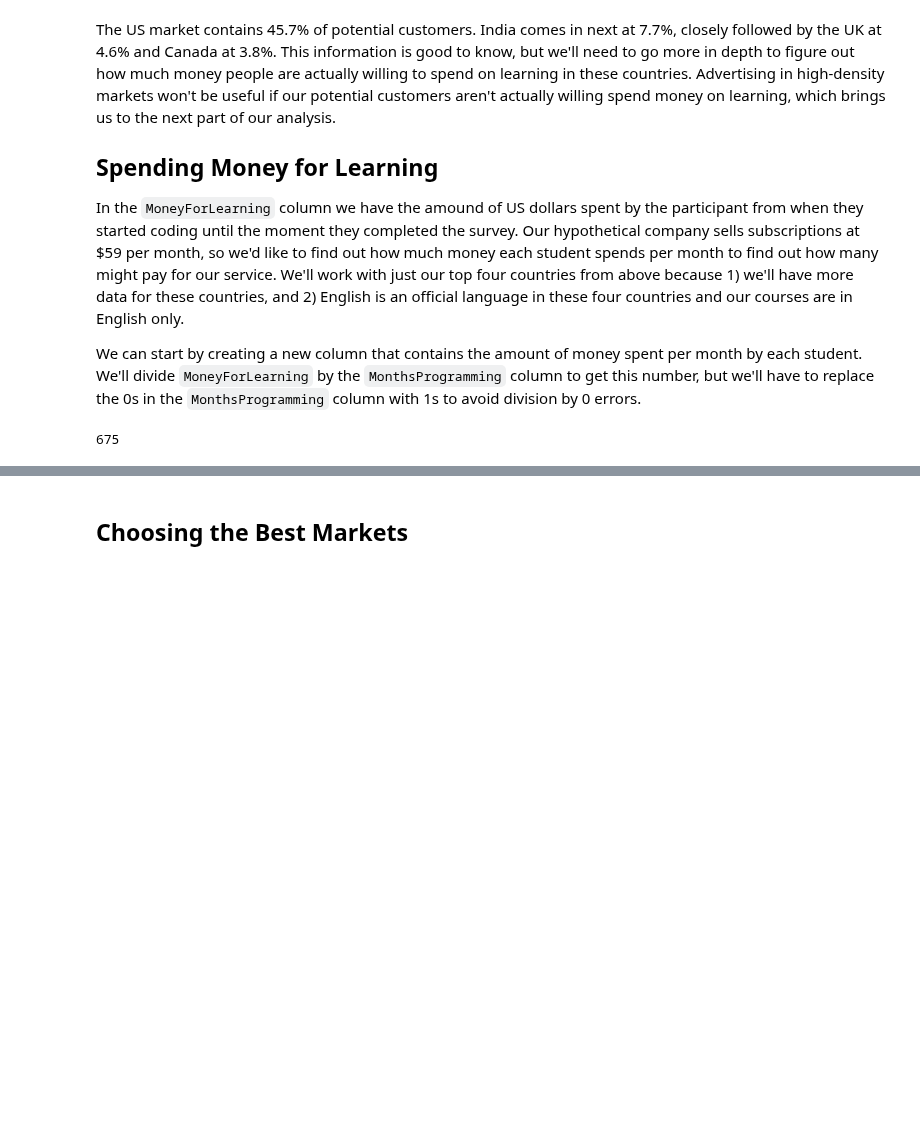
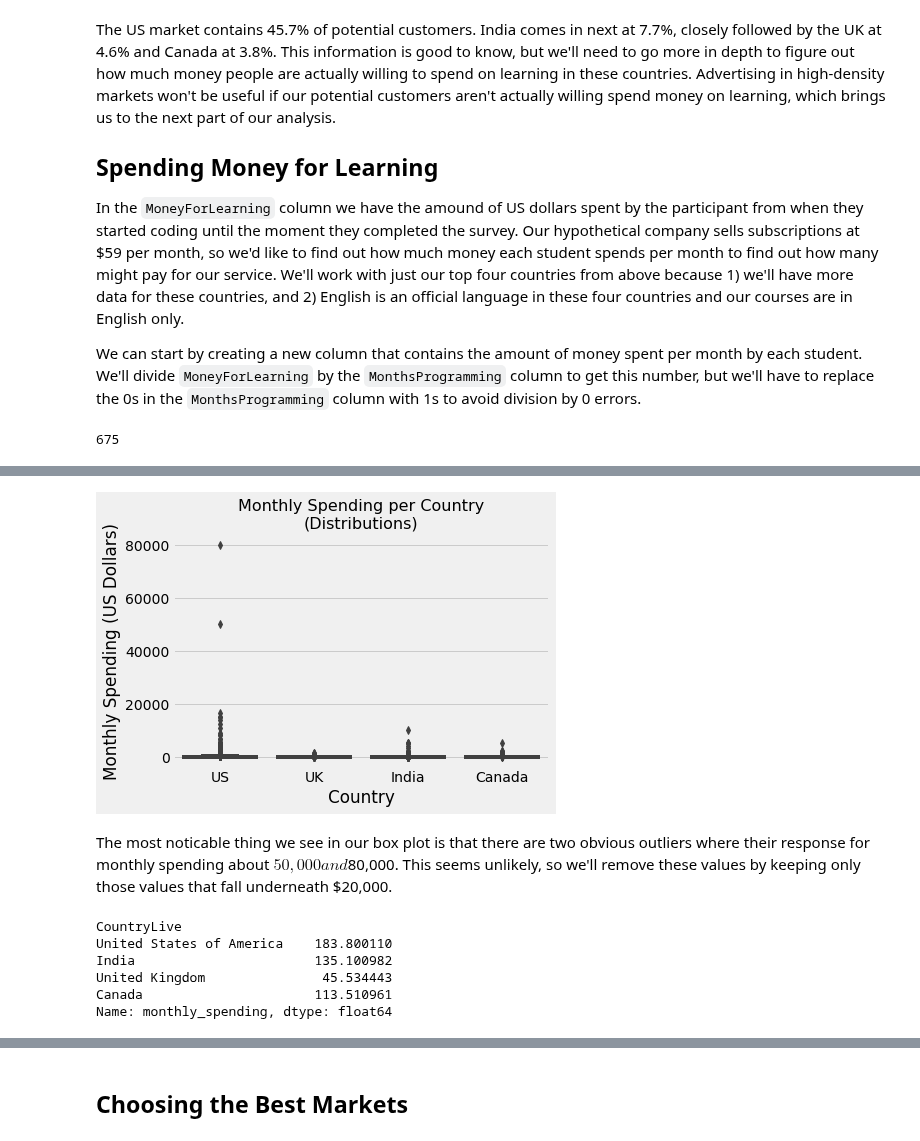
Before and after one commit to branBeckett/data-science-projects, a Jupyter notebook: best-advertising-markets/best-advertising-markets.ipynb, the cells around one changed output, grey strips where cells are left out. Drawn from its saved outputs; the diff is of its cells as text; code cells hidden in the pictures; blank space fills up the shorter version.

```diff
--- a/best-advertising-markets/best-advertising-markets.ipynb
+++ b/best-advertising-markets/best-advertising-markets.ipynb
@@ -164,0 +191,19 @@ Name: CountryLive, dtype: int64
+# %%
+# Isolate the countries we're analyzing
+uiuc = fcc_no_null[
+    fcc_no_null['CountryLive'].str.contains('United States of America|India|United Kingdom|Canada')
+]
+# %%
+# Box plot to visualize the distribution
+import seaborn as sns
+
+sns.boxplot(y = 'monthly_spending', x = 'CountryLive', data = uiuc)
+plt.title('Monthly Spending per Country\n(Distributions)', fontsize = 16)
+plt.ylabel('Monthly Spending (US Dollars)')
+plt.xlabel('Country')
+plt.xticks(range(4), ['US', 'UK', 'India', 'Canada'])
+plt.show()
+# %% [output]
+[figure, added]
+# %% [markdown]
+The most noticable thing we see in our box plot is that there are two obvious outliers where their response for monthly spending about $50,000 and $80,000. This seems unlikely, so we'll remove these values by keeping only those values that fall underneath $20,000.
@@ -164,0 +215,11 @@ Name: CountryLive, dtype: int64
+# %%
+# Recompute the averages
+country_mean = fcc_no_null.groupby('CountryLive').mean()
+country_mean['monthly_spending'][['United States of America', 'India', 'United Kingdom', 'Canada']]
+# %% [output]
+CountryLive
+United States of America    183.800110
+India                       135.100982
+United Kingdom               45.534443
+Canada                      113.510961
+Name: monthly_spending, dtype: float64
```
Also changed, not shown: parts of 19 cells of this notebook.
